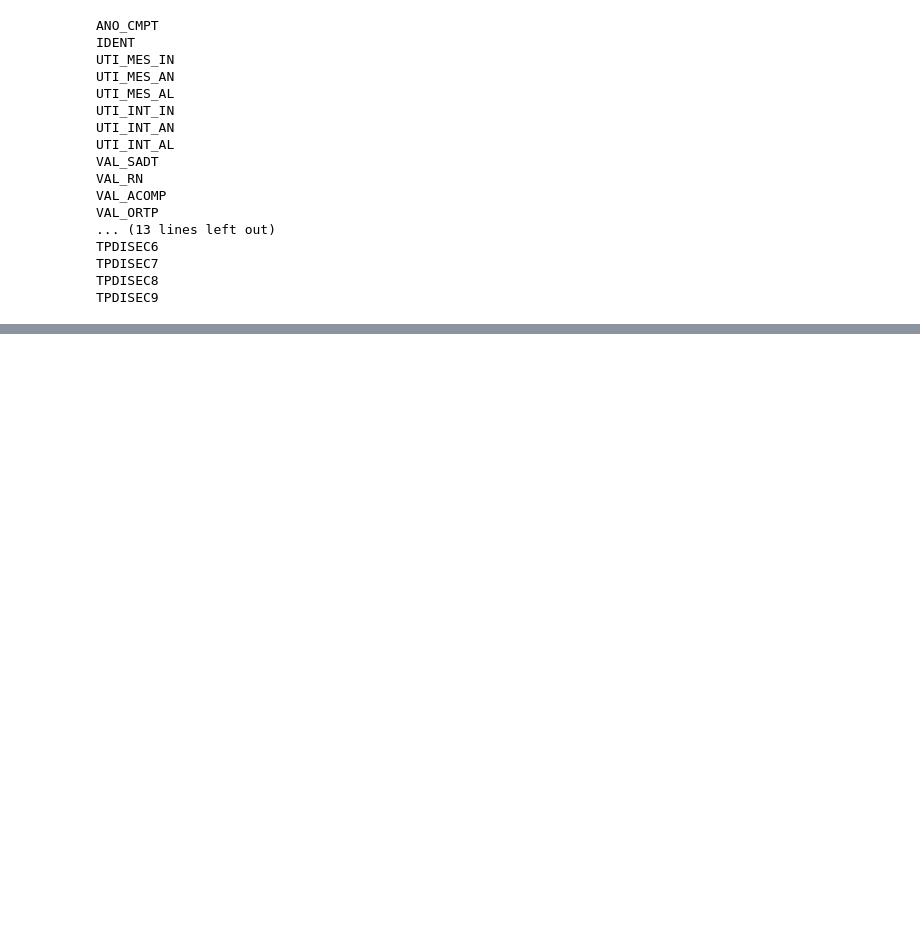
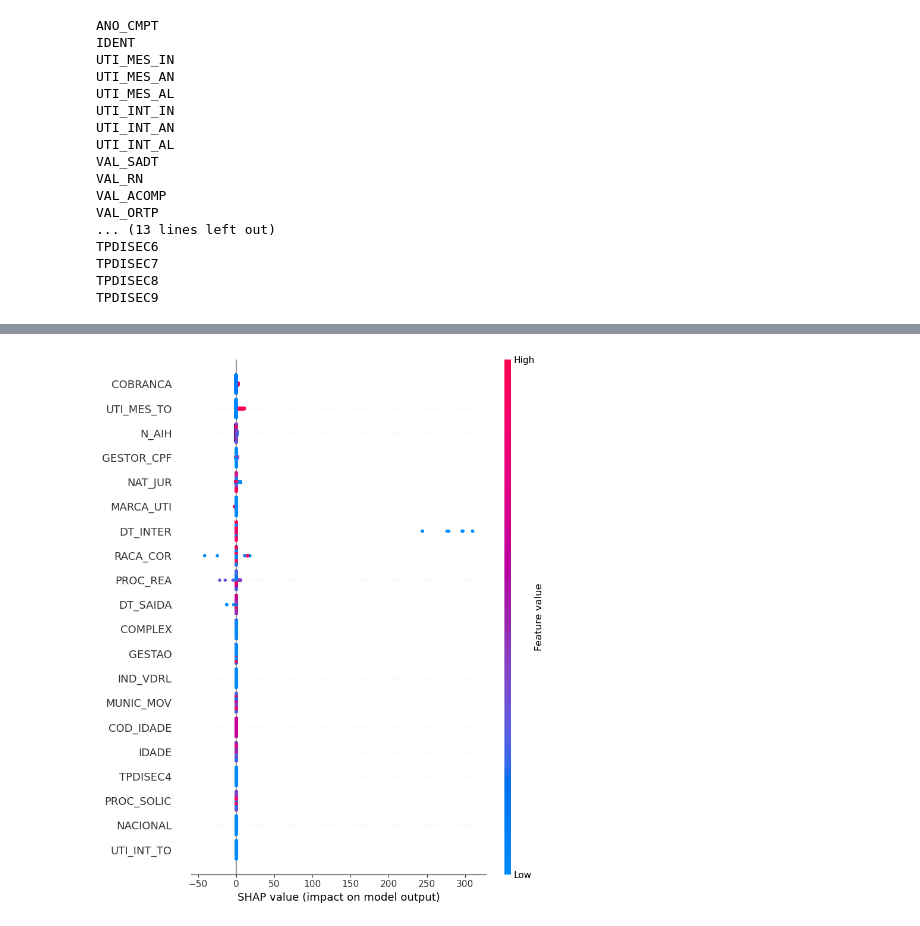
Before and after one commit to isabelcgomes/DadosMedicos, a Jupyter notebook: testing.ipynb, the cells around one changed output, grey strips where cells are left out. Cells and saved outputs as stored; diff of their text form; code cells hidden in the pictures; blank space fills up the shorter version.

Commit message:
SHAP first implementation

```diff
--- a/testing.ipynb
+++ b/testing.ipynb
@@ -57,0 +27,26 @@ data
+# %%
+data = dadosMedicos.copy()
+
+# Remover colunas inteiras vazias
+data = data.dropna(how='all', axis=1)
+
+# Remover colunas com todos os valores iguais
+colunas_com_valores_unicos = data.nunique() == 1
+if colunas_com_valores_unicos.any():
+    data = data.drop(data.columns[colunas_com_valores_unicos], axis=1)
+
+# Remover algumas colunas específicas
+data = data.drop(columns=['DIAS_PERM', 'NASC', 'CEP', 'MES_CMPT', 'NATUREZA', 'TPDISEC5', 'DIAR_ACOM', 'SEQUENCIA', 'REMESSA', 'VAL_SH', 'VAL_SP', 'VAL_TOT', 'US_TOT', 'VAL_SH_FED', 'VAL_SP_FED', 'VAL_SH_GES', 'VAL_SP_GES', 'VAL_UCI'])
+
+# Remover idades zeradas
+mask = data['IDADE'] != 0
+data = data.drop(data[mask == False].index)
+
+obj_cols = list(data.select_dtypes(include='object').columns)
+data[obj_cols] = data[obj_cols].apply(lambda x: x.str.replace(',','.'))
+data['VAL_UTI'] = data['VAL_UTI'].astype(float)
+
+# Preencher células vazias com 0
+data = data.fillna(0)
+
+data
@@ -86,0 +141,7 @@ data.to_csv(rf'..\2015_python.csv')
+# %%
+explainer = shap.Explainer(single_split_model, X)
+shap_values = explainer(X, check_additivity=False)
+# %%
+shap.summary_plot(shap_values, X)
+# %% [output]
+[figure, added]
```
Also changed, not shown: parts of 14 cells of this notebook.
